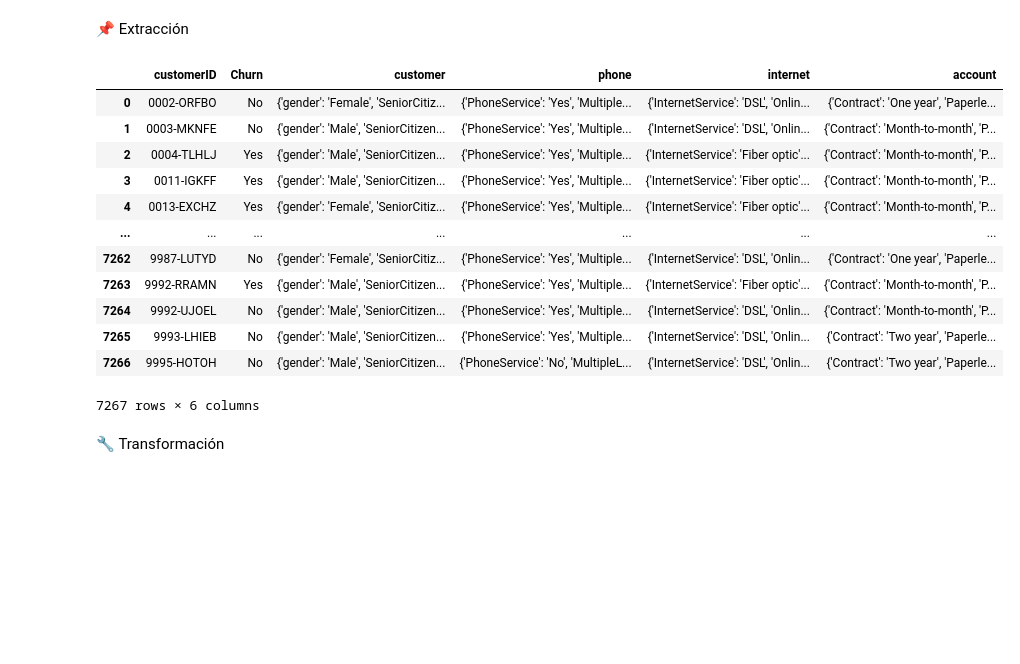
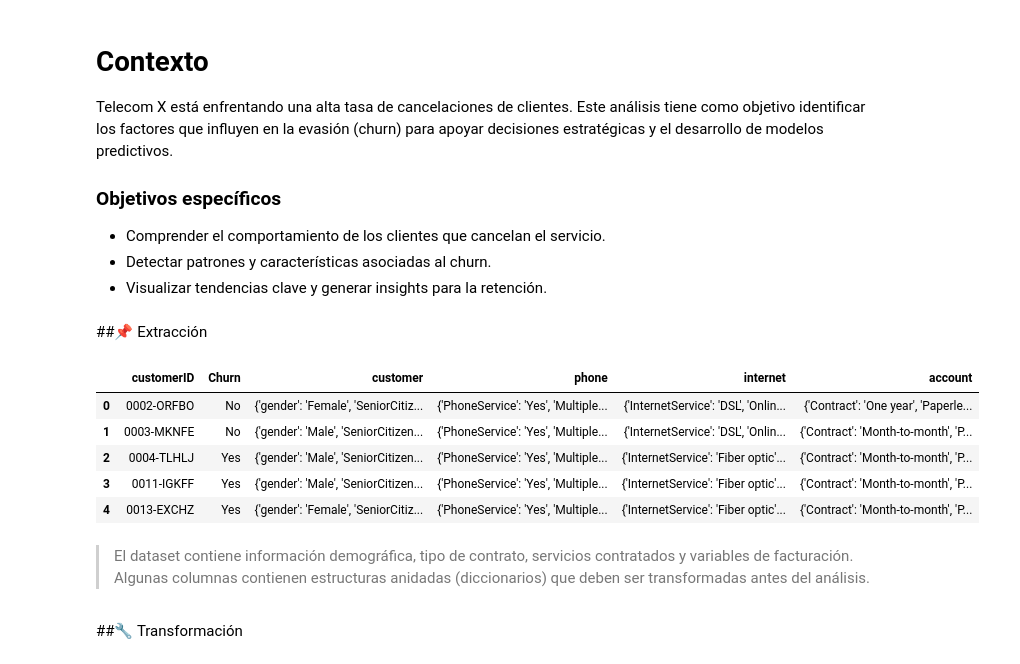
Before and after one commit to JonathanPuertaG/Challenge2-TelecomX, a Jupyter notebook: Challenge_Telecom_X.ipynb, the cells around one changed output. Saved outputs shown, nothing was run; the diff lists cells and outputs as text; code cells hidden in the pictures; blank space fills up the shorter version.

```diff
--- a/Challenge_Telecom_X.ipynb
+++ b/Challenge_Telecom_X.ipynb
@@ -1,32 +1,35 @@
 # %% [markdown]
 <a href="https://colab.research.google.com/github/JonathanPuertaG/Challenge2-TelecomX/blob/main/Challenge_Telecom_X.ipynb" target="_parent"><img src="https://colab.research.google.com/assets/colab-badge.svg" alt="Open In Colab"/></a>
+# %% [markdown]
+# Contexto
+
+Telecom X está enfrentando una alta tasa de cancelaciones de clientes. Este análisis tiene como objetivo identificar los factores que influyen en la evasión (churn) para apoyar decisiones estratégicas y el desarrollo de modelos predictivos.
+
+### Objetivos específicos
+
+- Comprender el comportamiento de los clientes que cancelan el servicio.
+- Detectar patrones y características asociadas al churn.
+- Visualizar tendencias clave y generar insights para la retención.
 # %% [markdown]
-📌 Extracción
+##📌 Extracción
 # %%
 import requests
 import pandas as pd
 
 url = "https://raw.githubusercontent.com/sthemonica/alura-voz/refs/heads/main/Dados/Telco-Customer-Churn.json"
 
 response = requests.get(url)
 data = response.json()
-
 df = pd.DataFrame(data)
-
-df
+df.head()
 # %% [output]
 |  | customerID | Churn | customer | phone | internet | account |
 | 0 | 0002-ORFBO | No | {'gender': 'Female', 'SeniorCitiz... | {'PhoneService': 'Yes', 'Multiple... | {'InternetService': 'DSL', 'Onlin... | {'Contract': 'One year', 'Paperle... |
 | 1 | 0003-MKNFE | No | {'gender': 'Male', 'SeniorCitizen... | {'PhoneService': 'Yes', 'Multiple... | {'InternetService': 'DSL', 'Onlin... | {'Contract': 'Month-to-month', 'P... |
 | 2 | 0004-TLHLJ | Yes | {'gender': 'Male', 'SeniorCitizen... | {'PhoneService': 'Yes', 'Multiple... | {'InternetService': 'Fiber optic'... | {'Contract': 'Month-to-month', 'P... |
 | 3 | 0011-IGKFF | Yes | {'gender': 'Male', 'SeniorCitizen... | {'PhoneService': 'Yes', 'Multiple... | {'InternetService': 'Fiber optic'... | {'Contract': 'Month-to-month', 'P... |
 | 4 | 0013-EXCHZ | Yes | {'gender': 'Female', 'SeniorCitiz... | {'PhoneService': 'Yes', 'Multiple... | {'InternetService': 'Fiber optic'... | {'Contract': 'Month-to-month', 'P... |
-| ... | ... | ... | ... | ... | ... | ... |
-| 7262 | 9987-LUTYD | No | {'gender': 'Female', 'SeniorCitiz... | {'PhoneService': 'Yes', 'Multiple... | {'InternetService': 'DSL', 'Onlin... | {'Contract': 'One year', 'Paperle... |
-| 7263 | 9992-RRAMN | Yes | {'gender': 'Male', 'SeniorCitizen... | {'PhoneService': 'Yes', 'Multiple... | {'InternetService': 'Fiber optic'... | {'Contract': 'Month-to-month', 'P... |
-| 7264 | 9992-UJOEL | No | {'gender': 'Male', 'SeniorCitizen... | {'PhoneService': 'Yes', 'Multiple... | {'InternetService': 'DSL', 'Onlin... | {'Contract': 'Month-to-month', 'P... |
-| 7265 | 9993-LHIEB | No | {'gender': 'Male', 'SeniorCitizen... | {'PhoneService': 'Yes', 'Multiple... | {'InternetService': 'DSL', 'Onlin... | {'Contract': 'Two year', 'Paperle... |
-| 7266 | 9995-HOTOH | No | {'gender': 'Male', 'SeniorCitizen... | {'PhoneService': 'No', 'MultipleL... | {'InternetService': 'DSL', 'Onlin... | {'Contract': 'Two year', 'Paperle... |
-7267 rows × 6 columns
+# %% [markdown]
+> El dataset contiene información demográfica, tipo de contrato, servicios contratados y variables de facturación. Algunas columnas contienen estructuras anidadas (diccionarios) que deben ser transformadas antes del análisis.
 # %% [markdown]
-🔧 Transformación
+##🔧 Transformación
```
Also changed, not shown: parts of 6 cells of this notebook.
